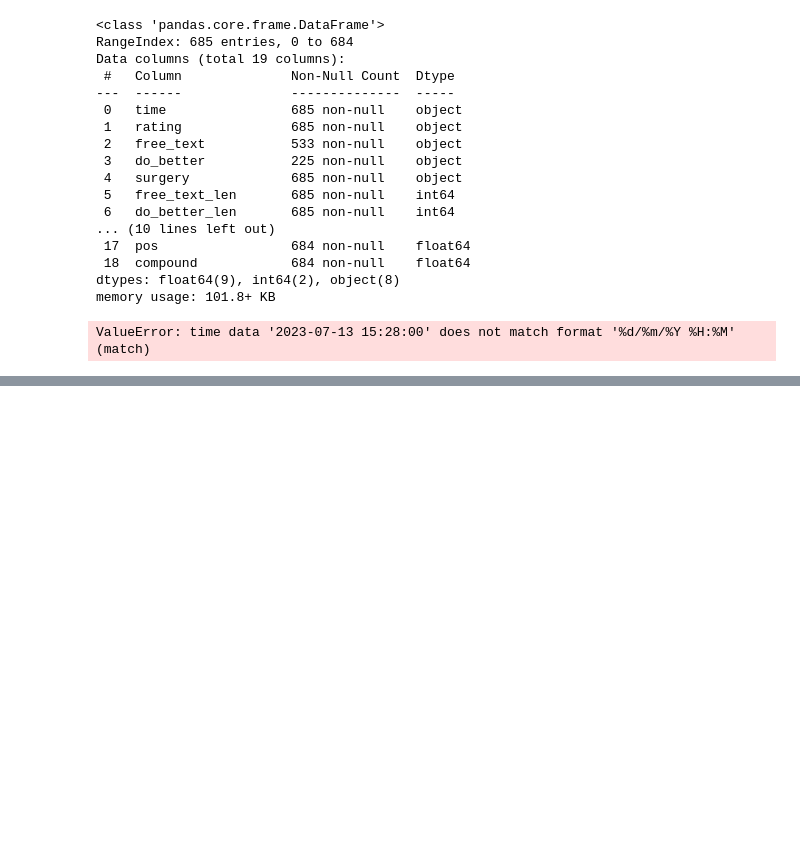
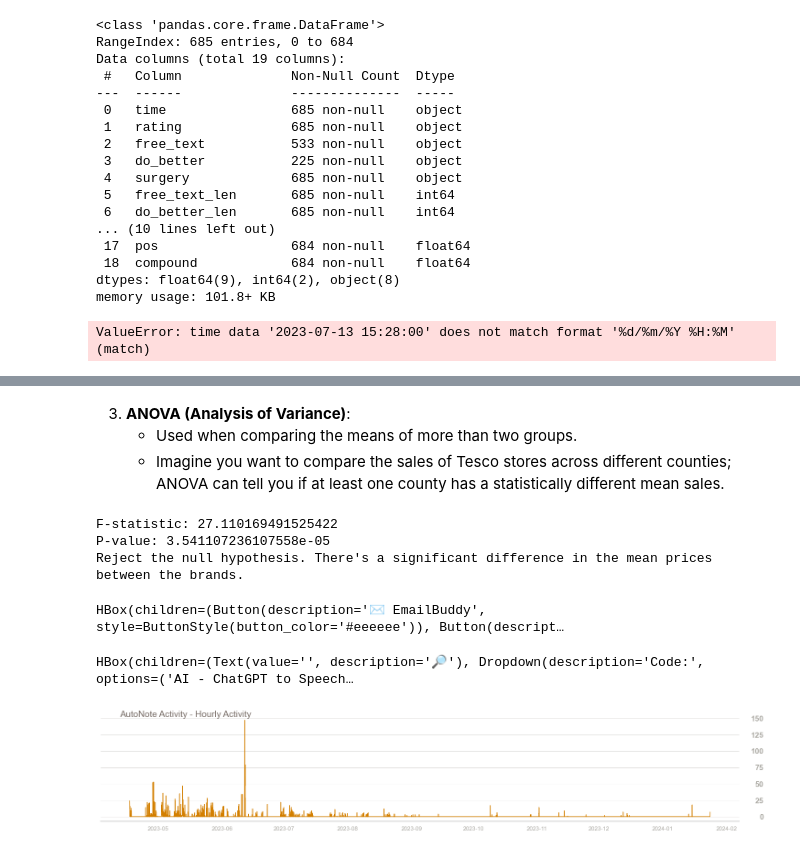
Before and after one commit to janduplessis883/friends-and-family-test-analysis, a Jupyter notebook: notebooks/exploration.ipynb, the cells around one changed output, grey strips where cells are left out. Saved outputs shown, nothing was run; the diff lists cells and outputs as text; code cells hidden in the pictures; blank space fills up the shorter version.

```diff
--- a/notebooks/exploration.ipynb
+++ b/notebooks/exploration.ipynb
@@ -218,0 +436,39 @@ print(start_time)
+# %% [markdown]
+3. **ANOVA (Analysis of Variance)**:
+    - Used when comparing the means of more than two groups.
+    - Imagine you want to compare the sales of Tesco stores across different counties; ANOVA can tell you if at least one county has a statistically different mean sales.
+# %%
+import numpy as np
+from scipy.stats import f_oneway
+
+# Sample data: Prices of laptops from three different brands (Brand A, Brand B, and Brand C).
+prices_brandA = np.array([1050, 1100, 1020, 1090, 1130])
+prices_brandB = np.array([990, 1010, 985, 1005, 1020])
+prices_brandC = np.array([1120, 1150, 1110, 1135, 1145])
+
+# Perform one-way ANOVA test
+f_stat, p_value = f_oneway(prices_brandA, prices_brandB, prices_brandC)
+
+print("F-statistic:", f_stat)
+print("P-value:", p_value)
+
+# Determine significance
+alpha = 0.05  # commonly used significance level
+if p_value < alpha:
+    print("Reject the null hypothesis. There's a significant difference in the mean prices between the brands.")
+else:
+    print("Fail to reject the null hypothesis. No significant difference in the mean prices between the brands.")
+# %% [output]
+F-statistic: 27.110169491525422
+P-value: 3.541107236107558e-05
+Reject the null hypothesis. There's a significant difference in the mean prices between the brands.
+# %%
+from autonote import AutoNote
+an = AutoNote()
+# %% [output]
+HBox(children=(Button(description='✉️ EmailBuddy', style=ButtonStyle(button_color='#eeeeee')), Button(descript…
+HBox(children=(Text(value='', description='🔎'), Dropdown(description='Code:', options=('AI - ChatGPT to Speech…
+# %%
+an.activity()
+# %% [output]
+[figure, added]
```
Also changed, not shown: parts of 15 cells of this notebook, 15 other files.
